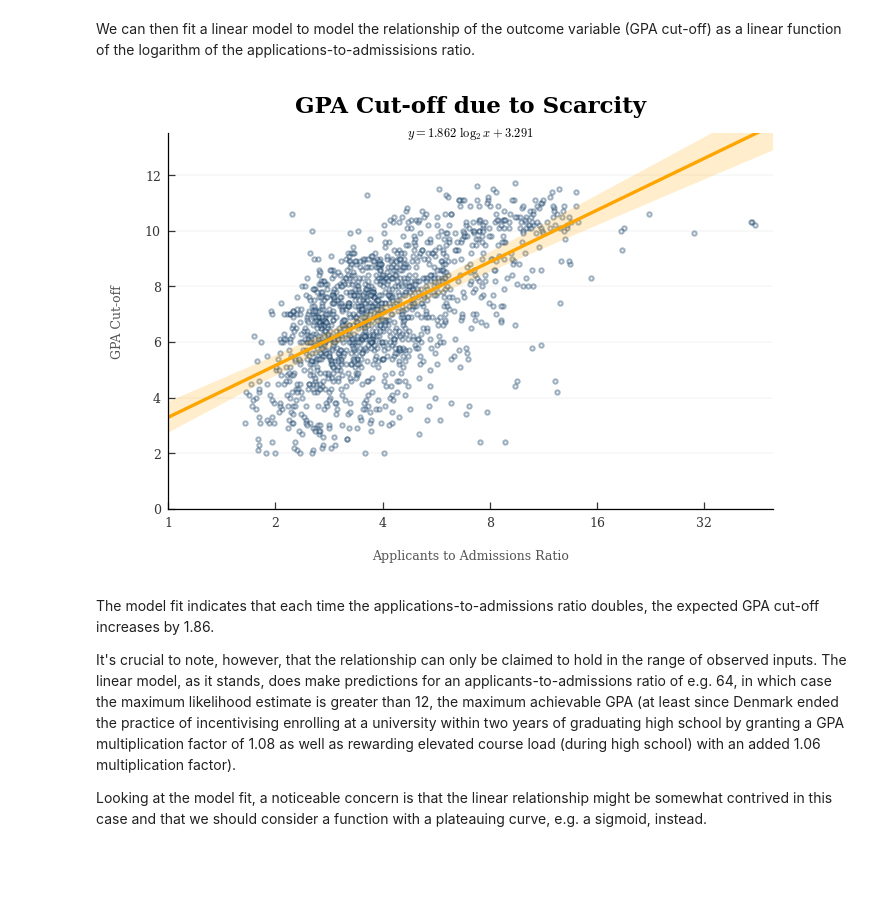
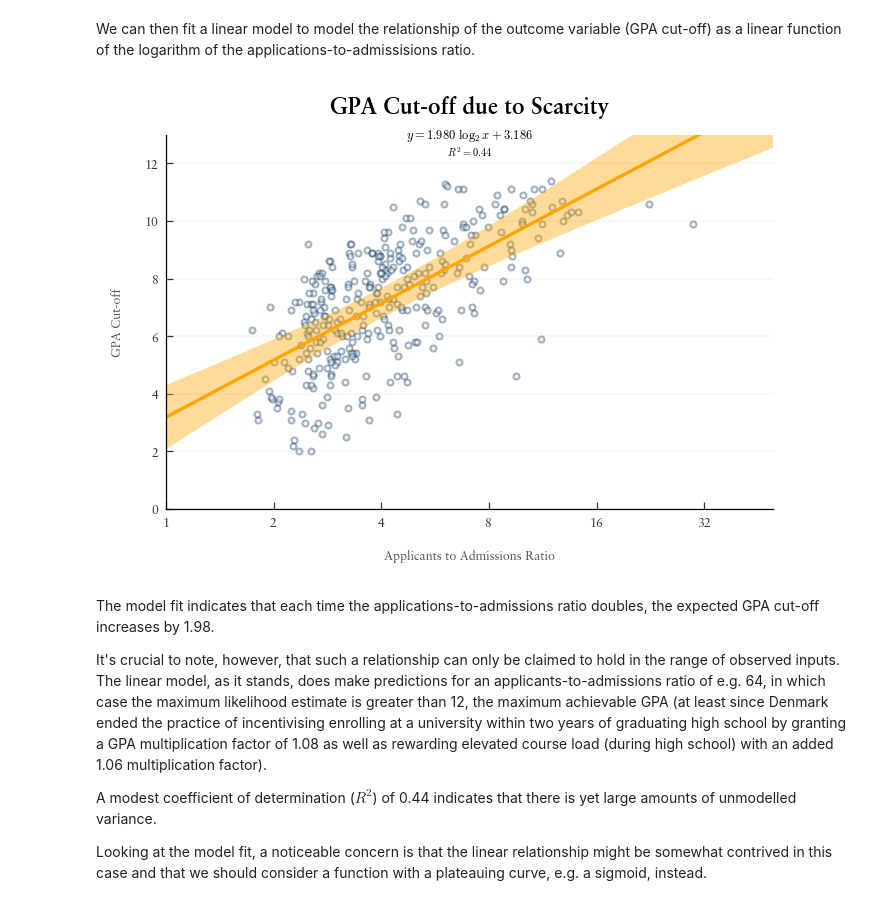
Before and after one commit to dlundgaard/cultdatsci-assignment03, a Jupyter notebook: workbook.ipynb, the cells around one changed output. Saved outputs shown, nothing was run; the diff lists cells and outputs as text; code cells hidden in the pictures; blank space fills up the shorter version.

```diff
--- a/workbook.ipynb
+++ b/workbook.ipynb
@@ -315 +321,3 @@ print(f"""The lowest GPA cut-off was {admissions["GPACutOff"].min():.1f} while t
 The lowest GPA cut-off was 2.0 while the program requiring the highest GPA had a cut-off of 11.7
+# %%
+scarce_programs = admissions[~admissions["GPACutOff"].isna()]
@@ -316,12 +326,13 @@ The lowest GPA cut-off was 2.0 while the program requiring the highest GPA had a
+# %%
+scarce_programs_2024 = scarce_programs[scarce_programs["Year"] == 2024]
+subset = scarce_programs_2024
 # %%
-subset = admissions[~admissions["GPACutOff"].isna()]
-
 def plot_dist(data, title, clamp_range = False, *args, **kwargs):
     data = data.dropna()
     x_range = np.linspace(*data.agg(("min", "max")), num = 1000)
     if clamp_range:
         x_range = np.linspace(*data.quantile((0, 0.99)), num = 1000)
-    estimation = stats.gaussian_kde(data, bw_method=0.15)(x_range)
+    estimation = stats.gaussian_kde(data)(x_range)
 
     plt.figure(figsize = (4, 3))
     plt.fill_between(
@@ -385,7 +396,7 @@ x = np.log2(subset["ApplicationsPerAdmission"])
 plt.scatter(
     x,
     y,
-    s = 4,
+    s = 8,
     color = "C0",
     facecolor = "white",
     alpha = 0.4,
@@ -402,40 +413,55 @@ plt.plot(x_range, predictions, color = "orange")
 slope_err, intercept_err = np.sqrt(np.diag(cov))
 y_std = np.sqrt((predictions - y.mean())**2 * slope_err**2 + intercept_err**2)
 
 plt.fill_between(
     x_range,
     predictions - 1.96 * y_std,
     predictions + 1.96 * y_std,
     color="orange",
-    alpha=0.2,
+    alpha=0.4,
     edgecolor = "none"
 )
 
 plt.title("GPA Cut-off due to Scarcity")
 plt.xlabel("Applicants to Admissions Ratio")
 plt.ylabel("GPA Cut-off")
-plt.ylim(0, 13.5)
+plt.ylim(0, 13)
 # plt.gca().set_xscale("log", base = 2)
 # plt.gca().set_yscale("log", base = 2)
 plt.gca().set_xticks(ticks, [str(val).replace(".0", "") for val in 2**ticks])
 plt.xlim(np.log2(1), np.log2(50))
 
 plt.annotate(
     f"$y = {params[0]:.3f}\ \log_2 x + {params[1]:.3f}$",
     (0.5, 1),
     xycoords = "axes fraction",
     ha = "center",
     va = "center",
 )
 
+def r_squared(y, y_hat):
+    ss_tot = ((y - y.mean())**2).sum()
+    ss_res = ((y - y_hat)**2).sum()
+    return 1 - (ss_res / ss_tot)
+plt.annotate(
+    f"$R^2 = {r_squared(y, np.polyval(params, x)):.2f}$",
+    (0.5, 0.955),
+    size = 5,
+    xycoords = "axes fraction",
+    ha = "center",
+    va = "center",
+)
+
 plt.margins(x = 0.01)
 plt.show()
 # %% [output]
-[figure, old version]
+[figure, new version]
 # %% [markdown]
-The model fit indicates that each time the applications-to-admissions ratio doubles, the expected GPA cut-off increases by 1.86.
+The model fit indicates that each time the applications-to-admissions ratio doubles, the expected GPA cut-off increases by 1.98.
 
-It's crucial to note, however, that the relationship can only be claimed to hold in the range of observed inputs. The linear model, as it stands, does make predictions for an applicants-to-admissions ratio of e.g. 64, in which case the maximum likelihood estimate is greater than 12, the maximum achievable GPA (at least since Denmark ended the practice of incentivising enrolling at a university within two years of graduating high school by granting a GPA multiplication factor of 1.08 as well as rewarding elevated course load (during high school) with an added 1.06 multiplication factor).
+It's crucial to note, however, that such a relationship can only be claimed to hold in the range of observed inputs. The linear model, as it stands, does make predictions for an applicants-to-admissions ratio of e.g. 64, in which case the maximum likelihood estimate is greater than 12, the maximum achievable GPA (at least since Denmark ended the practice of incentivising enrolling at a university within two years of graduating high school by granting a GPA multiplication factor of 1.08 as well as rewarding elevated course load (during high school) with an added 1.06 multiplication factor).
+
+A modest coefficient of determination ($R^2$) of 0.44 indicates that there is yet large amounts of unmodelled variance.
 
 Looking at the model fit, a noticeable concern is that the linear relationship might be somewhat contrived in this case and that we should consider a function with a plateauing curve, e.g. a sigmoid, instead.
 # %%
```
Also changed, not shown: parts of 13 cells of this notebook, 1 other file.
